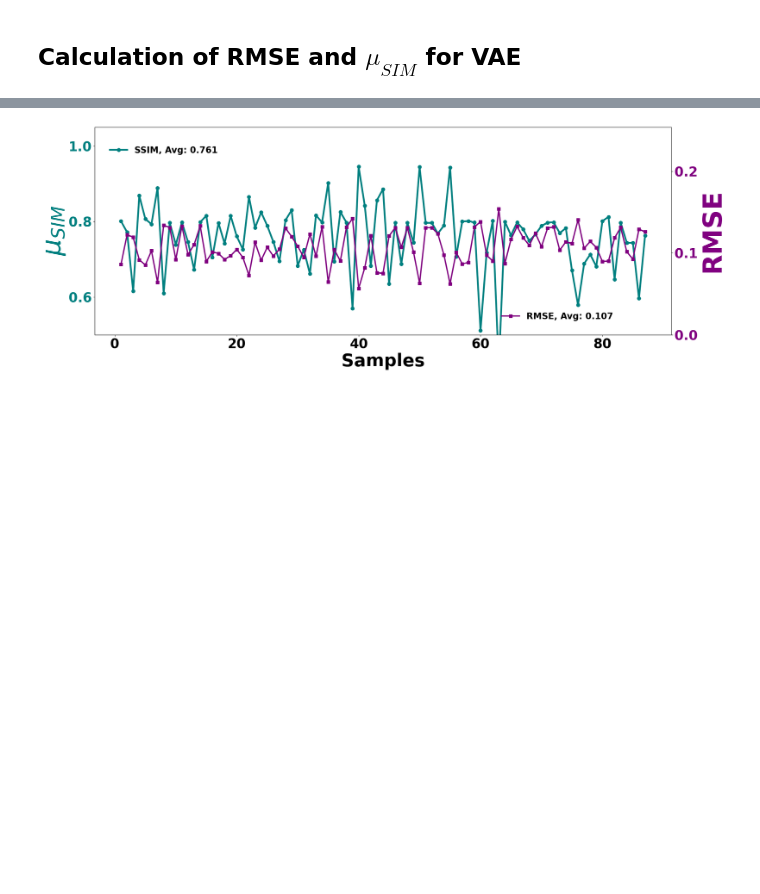
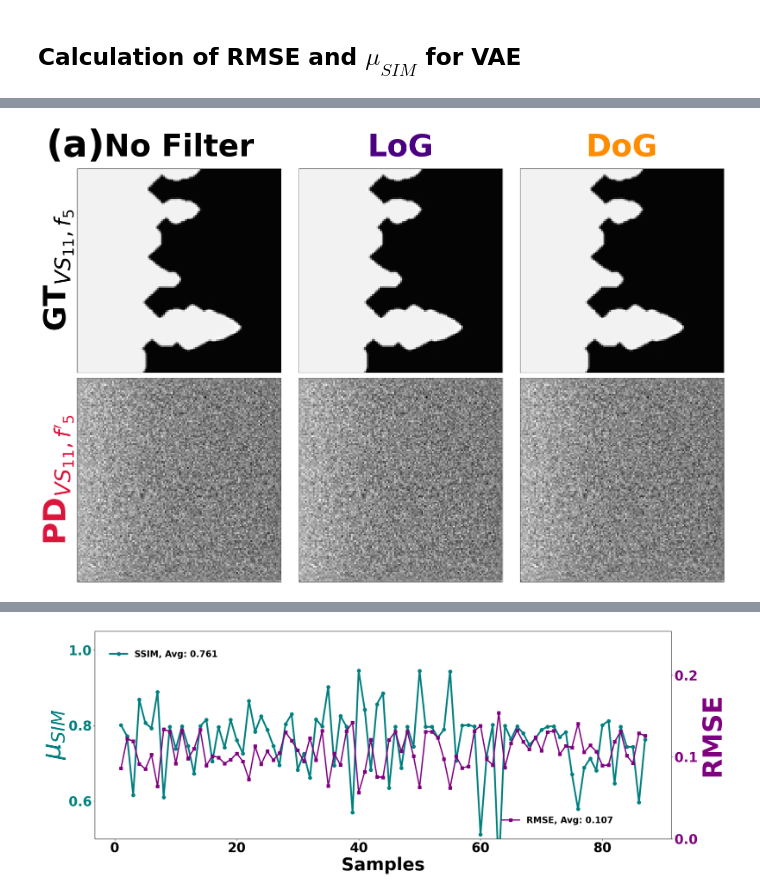
Before and after one commit to anilkunwar/dendrites_pfm_vae, a Jupyter notebook: generative_ai/step4_quantification.ipynb, the cells around one changed output, grey strips where cells are left out. Saved outputs shown, nothing was run; the diff lists cells and outputs as text; code cells hidden in the pictures; blank space fills up the shorter version.

```diff
--- a/generative_ai/step4_quantification.ipynb
+++ b/generative_ai/step4_quantification.ipynb
@@ -34,0 +145,83 @@ with torch.no_grad():
+# %%
+##########################################################
+# 📊 可视化：Blob 检测（LoG / DoG）比较 GT 与 预测图
+##########################################################
+from skimage.feature import blob_dog, blob_log
+from math import sqrt
+
+# 从当前 batch 获取单张图像
+img_gt = x.detach().cpu().numpy()[0, 0, :, :]
+img_pd = recon_x.detach().cpu().numpy()[0, 0, :, :]
+
+vs, f = 11, 5  # 可按需修改
+VS_F = r"$_{VS_{%s}, f_{%s}}$"%(vs,f)
+VS_F_P = r"$_{VS_{%s}, f'_{%s}}$"%(vs,f)
+
+# ========== Blob 检测 ==========
+log_gt = blob_log(img_gt, max_sigma=30, num_sigma=10, threshold=0.1)
+log_pd = blob_log(img_pd, max_sigma=30, num_sigma=10, threshold=0.1)
+log_gt[:, 2] *= sqrt(2)
+log_pd[:, 2] *= sqrt(2)
+
+dog_gt = blob_dog(img_gt, max_sigma=30, threshold=0.1)
+dog_pd = blob_dog(img_pd, max_sigma=30, threshold=0.1)
+dog_gt[:, 2] *= sqrt(2)
+dog_pd[:, 2] *= sqrt(2)
+
+# ========== 绘图 ==========
+plt.rcParams["figure.figsize"] = (16, 10.5)
+fig, ((ax1, ax2, ax3), (ax4, ax5, ax6)) = plt.subplots(2, 3)
+Algo = ["LoG", "DoG"]
+
+# --- 上排: Ground Truth ---
+ax1.imshow(img_gt, cmap="gray")
+ax1.set_ylabel('GT' + VS_F, fontsize=50, weight='bold', color='k')
+ax1.set_title("No Filter", fontsize=50, weight='bold', pad=20)
+
+ax2.imshow(img_gt, cmap="gray")
+ax2.set_title(Algo[0], fontsize=50, weight='bold', color='indigo', pad=20)
+
+ax3.imshow(img_gt, cmap="gray")
+ax3.set_title(Algo[1], fontsize=50, weight='bold', color='darkorange', pad=20)
+
+# --- 下排: Predicted ---
+ax4.imshow(img_pd, cmap="gray")
+ax4.set_ylabel('PD' + VS_F_P, fontsize=50, weight='bold', color='crimson')
+
+ax5.imshow(img_pd, cmap="gray")
+ax6.imshow(img_pd, cmap="gray")
+
+# --- 统一刻度与边框 ---
+for ax in [ax1, ax2, ax3, ax4, ax5, ax6]:
+    ax.tick_params(axis='both', labelcolor='black', labelsize=45, bottom=False, top=False,
+                   left=False, right=False, labelbottom=False, labelleft=False)
+
+# --- 绘制 GT blobs ---
+for blob in log_gt:
+    y, x, r = blob
+    ax2.add_patch(plt.Circle((x, y), r, color='lime', linewidth=4, fill=False))
+for blob in dog_gt:
+    y, x, r = blob
+    ax3.add_patch(plt.Circle((x, y), r, color='lime', linewidth=4, fill=False))
+
+# --- 绘制 PD blobs ---
+for blob in log_pd:
+    y, x, r = blob
+    ax5.add_patch(plt.Circle((x, y), r, color='orangered', linewidth=4, fill=False))
+for blob in dog_pd:
+    y, x, r = blob
+    ax6.add_patch(plt.Circle((x, y), r, color='orangered', linewidth=4, fill=False))
+
+# --- 标签 ---
+ax1.text(-20, -8, "(a)", fontsize=60, weight='bold', color='k')
+
+plt.tight_layout()
+
+save_path = os.path.join("results", "blobs_comparison.png")
+os.makedirs(os.path.dirname(save_path), exist_ok=True)
+plt.savefig(save_path, transparent=True, dpi=300)
+plt.show()
+
+print(f"✅ Blob 检测图已保存到: {save_path}")
+# %% [output]
+[figure, added]
```
Also changed, not shown: parts of 5 cells of this notebook, 5 other files.
